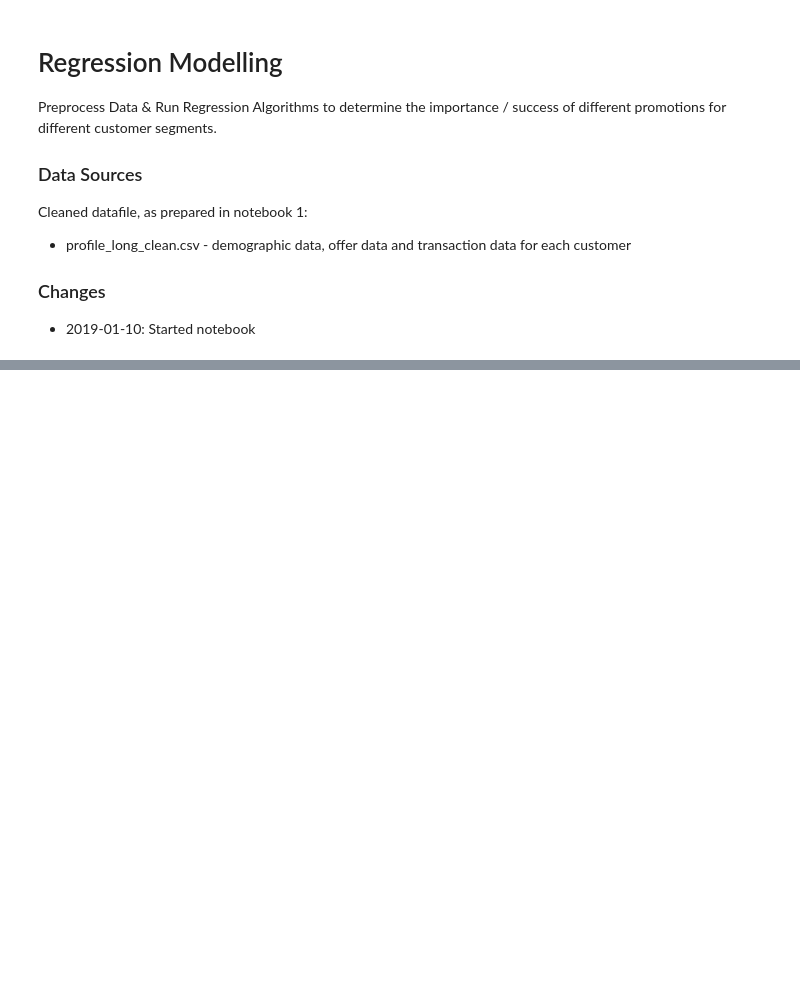
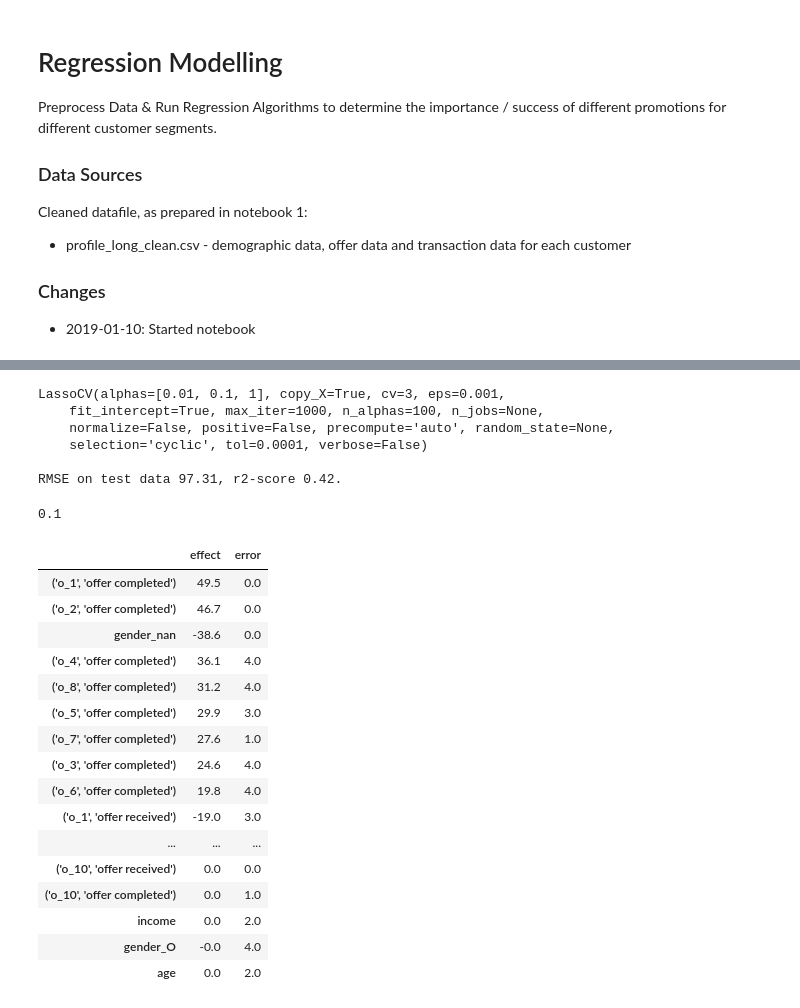
Before and after one commit to rbuerki/segmentation-challenge-starbucks, a Jupyter notebook: 3-regression.ipynb, the cells around one changed output, grey strips where cells are left out. Cells and saved outputs as stored; diff of their text form; code cells hidden in the pictures; blank space fills up the shorter version.

```diff
--- a/3-regression.ipynb
+++ b/3-regression.ipynb
@@ -195,0 +154,41 @@ Name: promo_count, dtype: int64
+# %%
+# define lassoCV without normalization (but higher alphas)
+model = LassoCV(alphas=[0.01, 0.1, 1],cv=3, fit_intercept=True)
+# instantiate
+lassoCV_simple = LinRegModel(profile, 'total_amount', model)
+# perform linear regression modelling
+lassoCV_simple.go_quickDirty()
+# output scores
+lassoCV_simple
+# %% [output]
+LassoCV(alphas=[0.01, 0.1, 1], copy_X=True, cv=3, eps=0.001,
+    fit_intercept=True, max_iter=1000, n_alphas=100, n_jobs=None,
+    normalize=False, positive=False, precompute='auto', random_state=None,
+    selection='cyclic', tol=0.0001, verbose=False)
+
+RMSE on test data 97.31, r2-score 0.42.
+# %%
+model.alpha_
+# %% [output]
+0.1
+# %%
+# plot feature weights
+lassoCV_simple.print_coef_weights(n_bootstrap=10)
+# %% [output]
+|  | effect | error |
+| ('o_1', 'offer completed') | 49.5 | 0.0 |
+| ('o_2', 'offer completed') | 46.7 | 0.0 |
+| gender_nan | -38.6 | 0.0 |
+| ('o_4', 'offer completed') | 36.1 | 4.0 |
+| ('o_8', 'offer completed') | 31.2 | 4.0 |
+| ('o_5', 'offer completed') | 29.9 | 3.0 |
+| ('o_7', 'offer completed') | 27.6 | 1.0 |
+| ('o_3', 'offer completed') | 24.6 | 4.0 |
+| ('o_6', 'offer completed') | 19.8 | 4.0 |
+| ('o_1', 'offer received') | -19.0 | 3.0 |
+| ... | ... | ... |
+| ('o_10', 'offer received') | 0.0 | 0.0 |
+| ('o_10', 'offer completed') | 0.0 | 1.0 |
+| income | 0.0 | 2.0 |
+| gender_O | -0.0 | 4.0 |
+| age | 0.0 | 2.0 |
```
Also changed, not shown: parts of 26 cells of this notebook.
